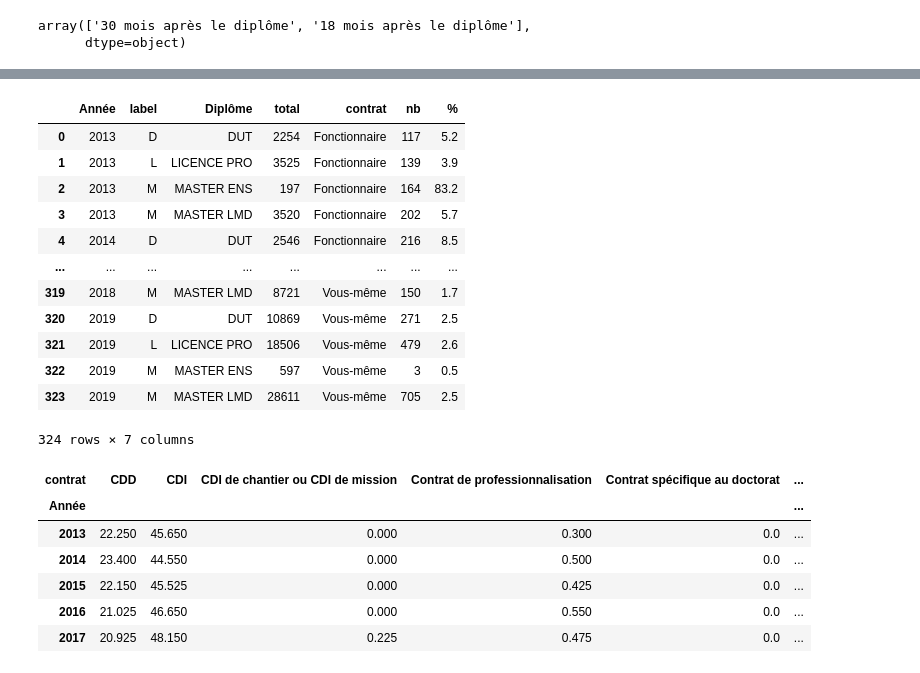
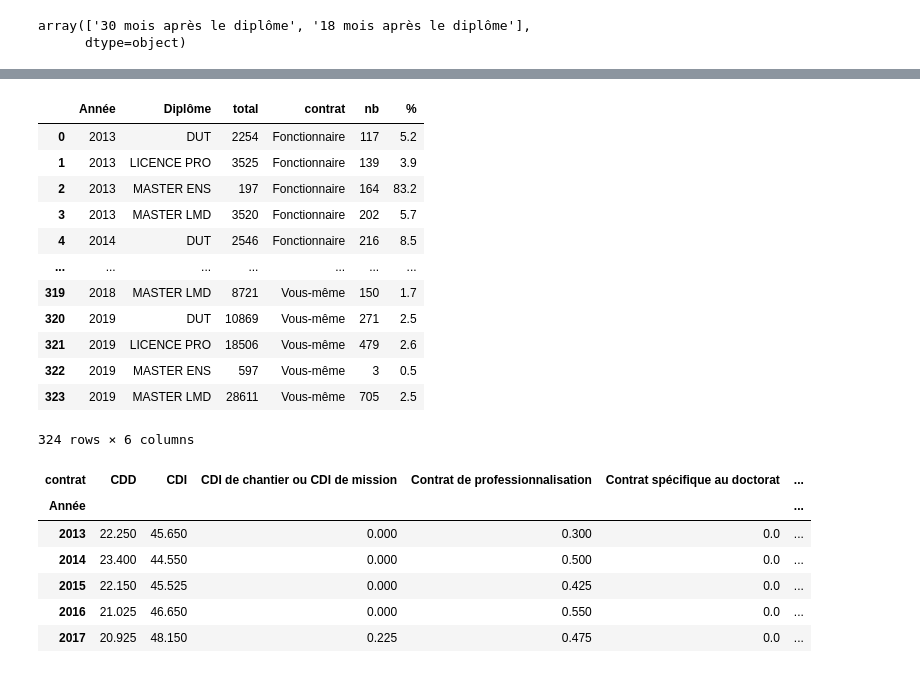
Before and after one commit to smtux/DUDA, a Jupyter notebook: inser_pro/src/pro.ipynb, the cells around one changed output, grey strips where cells are left out. Saved outputs shown, nothing was run; the diff lists cells and outputs as text; code cells hidden in the pictures.

```diff
--- a/inser_pro/src/pro.ipynb
+++ b/inser_pro/src/pro.ipynb
@@ -262,6 +283,3 @@ contrat_count.head()
-# %%
-# Suppression des années 2011-2012 dont toutes les valeurs sont manquantes
-contrat_count.drop([2011, 2012], axis=0, inplace=True)
 # %%
-# total du nombre de contrat par année et par diplôme
-contrat_count["total"] = contrat_count.sum(axis=1)
+# Total du nombre de contrats par année, par diplôme et par type de contrat
+df_contrat_tt = contrat_count.melt(id_vars=["Année", "Diplôme", "total"], value_vars=contrat_count.columns[2:], var_name="contrat", value_name="nb")
@@ -272,20 +302,20 @@ df_contrat = contrat_count.melt(id_vars=["Année", "label", "Diplôme", "total"]
 # %%
 # Pourcentage d'insertion pour chaque type de contrat par année
-df_contrat["%"] = (round(df_contrat["nb"] / df_contrat["total"] * 100, 1)).fillna(0)
+df_contrat_tt["%"] = (round(df_contrat_tt["nb"] / df_contrat_tt["total"] * 100, 1)).fillna(0)
-# %%
-df_contrat
-# %% [output]
-|  | Année | label | Diplôme | total | contrat | nb | % |
-| 0 | 2013 | D | DUT | 2254 | Fonctionnaire | 117 | 5.2 |
-| 1 | 2013 | L | LICENCE PRO | 3525 | Fonctionnaire | 139 | 3.9 |
-| 2 | 2013 | M | MASTER ENS | 197 | Fonctionnaire | 164 | 83.2 |
-| 3 | 2013 | M | MASTER LMD | 3520 | Fonctionnaire | 202 | 5.7 |
-| 4 | 2014 | D | DUT | 2546 | Fonctionnaire | 216 | 8.5 |
-| ... | ... | ... | ... | ... | ... | ... | ... |
-| 319 | 2018 | M | MASTER LMD | 8721 | Vous-même | 150 | 1.7 |
-| 320 | 2019 | D | DUT | 10869 | Vous-même | 271 | 2.5 |
-| 321 | 2019 | L | LICENCE PRO | 18506 | Vous-même | 479 | 2.6 |
-| 322 | 2019 | M | MASTER ENS | 597 | Vous-même | 3 | 0.5 |
-| 323 | 2019 | M | MASTER LMD | 28611 | Vous-même | 705 | 2.5 |
-324 rows × 7 columns
+# %%
+df_contrat_tt
+# %% [output]
+|  | Année | Diplôme | total | contrat | nb | % |
+| 0 | 2013 | DUT | 2254 | Fonctionnaire | 117 | 5.2 |
+| 1 | 2013 | LICENCE PRO | 3525 | Fonctionnaire | 139 | 3.9 |
+| 2 | 2013 | MASTER ENS | 197 | Fonctionnaire | 164 | 83.2 |
+| 3 | 2013 | MASTER LMD | 3520 | Fonctionnaire | 202 | 5.7 |
+| 4 | 2014 | DUT | 2546 | Fonctionnaire | 216 | 8.5 |
+| ... | ... | ... | ... | ... | ... | ... |
+| 319 | 2018 | MASTER LMD | 8721 | Vous-même | 150 | 1.7 |
+| 320 | 2019 | DUT | 10869 | Vous-même | 271 | 2.5 |
+| 321 | 2019 | LICENCE PRO | 18506 | Vous-même | 479 | 2.6 |
+| 322 | 2019 | MASTER ENS | 597 | Vous-même | 3 | 0.5 |
+| 323 | 2019 | MASTER LMD | 28611 | Vous-même | 705 | 2.5 |
+324 rows × 6 columns
 # %%
```
Also changed, not shown: parts of 44 cells of this notebook.
